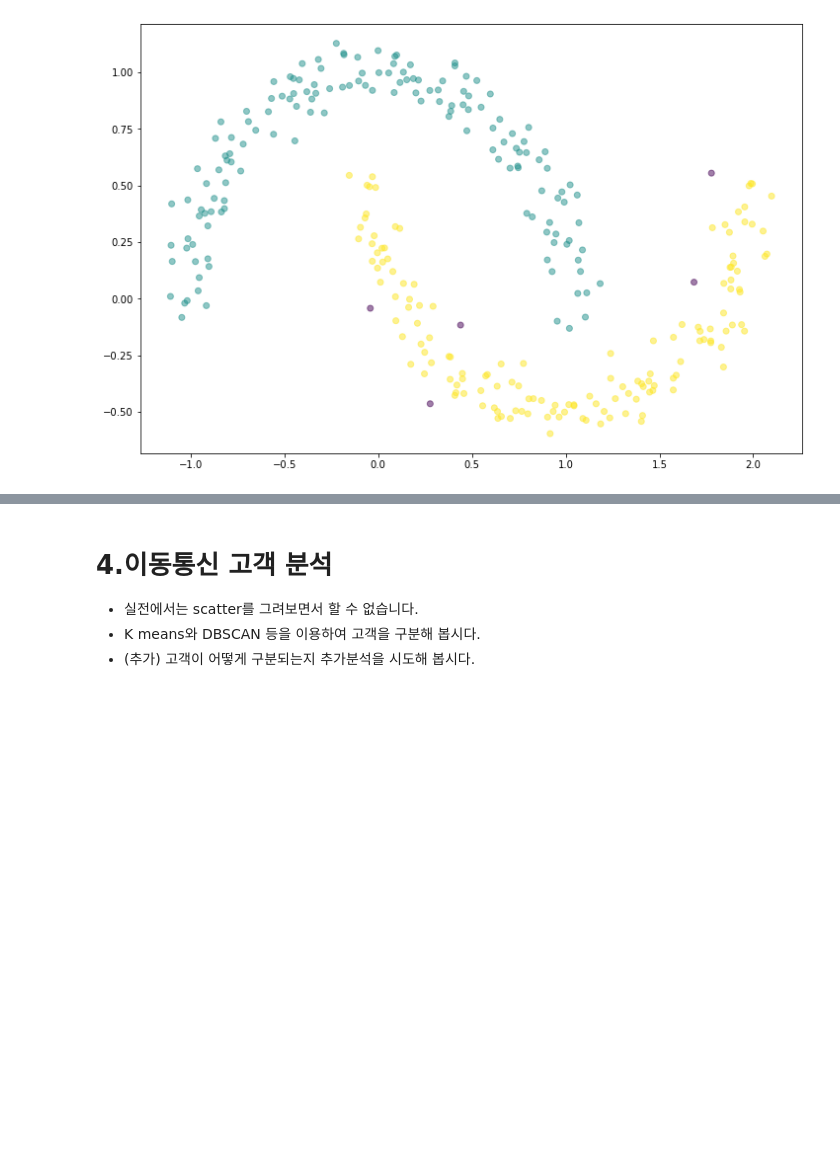
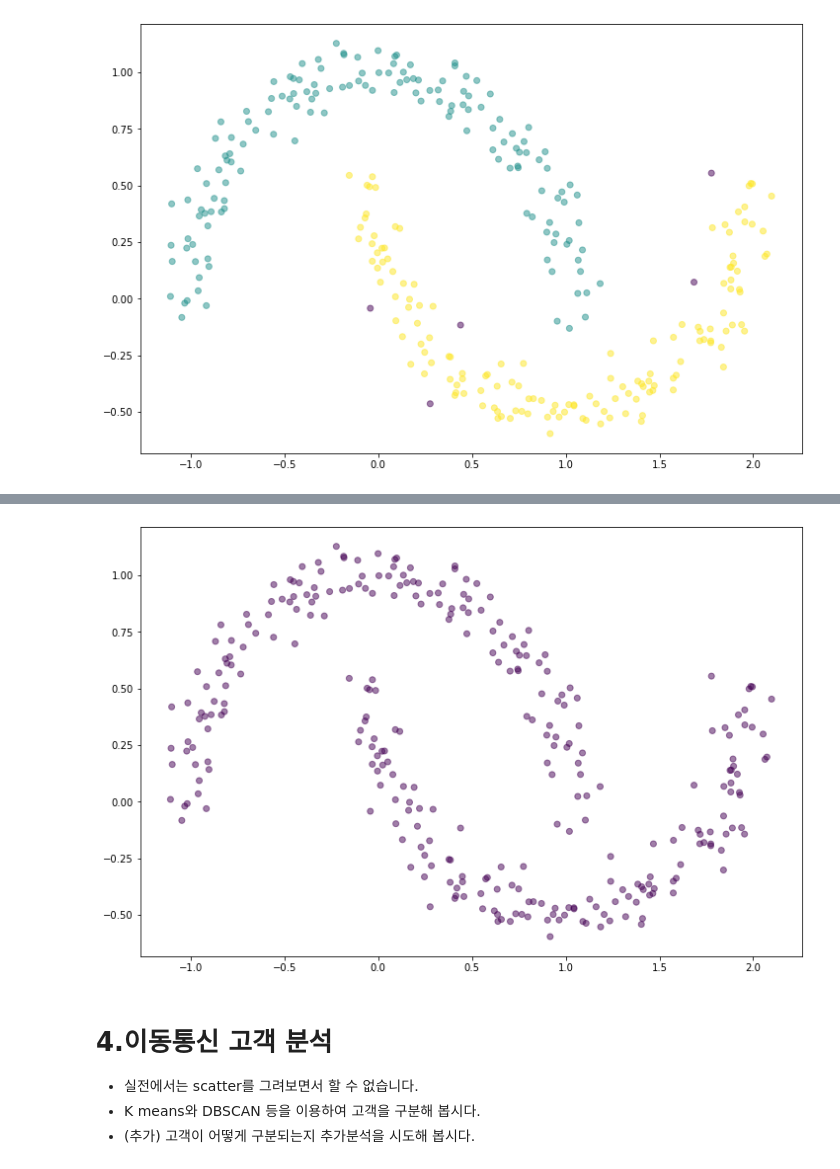
Before and after one commit to eedock92/aivle2_machine_learning, a Jupyter notebook: 15과 비지도 학습 소개.ipynb, the cells around one changed output, grey strips where cells are left out. Cells and saved outputs as stored; diff of their text form; code cells hidden in the pictures; blank space fills up the shorter version.

```diff
--- a/15과 비지도 학습 소개.ipynb
+++ b/15과 비지도 학습 소개.ipynb
@@ -274,3 +283,8 @@ dbscan_plot(x,y, eps = epsilon)
+# %%
+epsilon = 0.21
+dbscan_plot(x,y, eps = epsilon)
+# %% [output]
+[figure, added]
 # %% [markdown]
 # 4.이동통신 고객 분석
 
```
Also changed, not shown: parts of 12 cells of this notebook, 4 other files.
